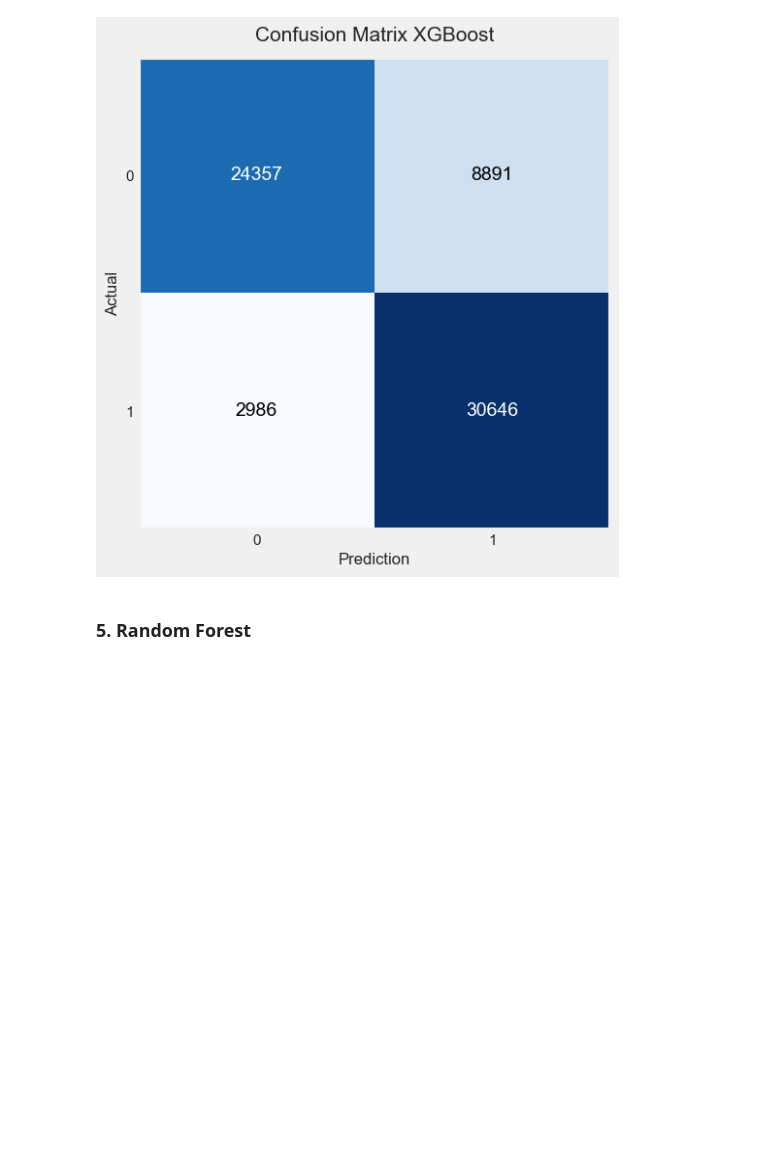
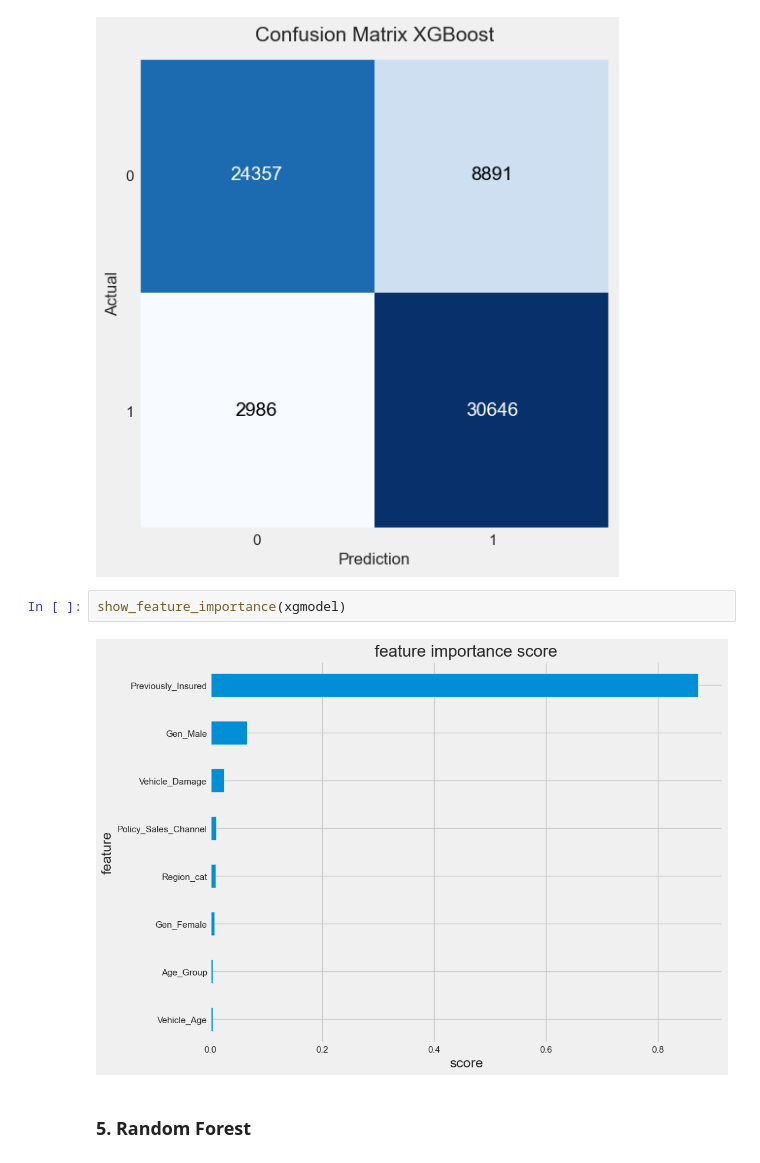
Before and after one commit to gabmrn/Cross-Sel-Prediction-Preprocessing-and-Modelling, a Jupyter notebook: Stage_3.ipynb, the cells around one changed output. Saved outputs shown, nothing was run; the diff lists cells and outputs as text; blank space fills up the shorter version.

```diff
--- a/Stage_3.ipynb
+++ b/Stage_3.ipynb
@@ -772,6 +774,10 @@ plt.show()
 [[24357  8891]
  [ 2986 30646]]
 [figure]
+# %%
+show_feature_importance(xgmodel)
+# %% [output]
+[figure, added]
 # %% [markdown]
 ### 5. Random Forest
 # %%
```
Also changed, not shown: parts of 3 cells of this notebook, 1 other file.
